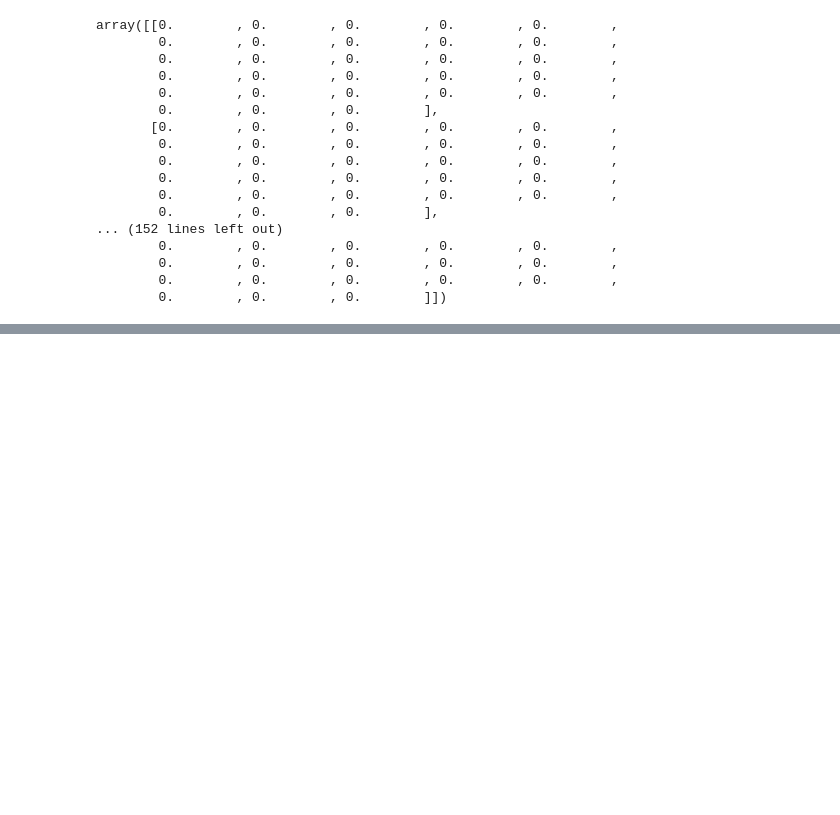
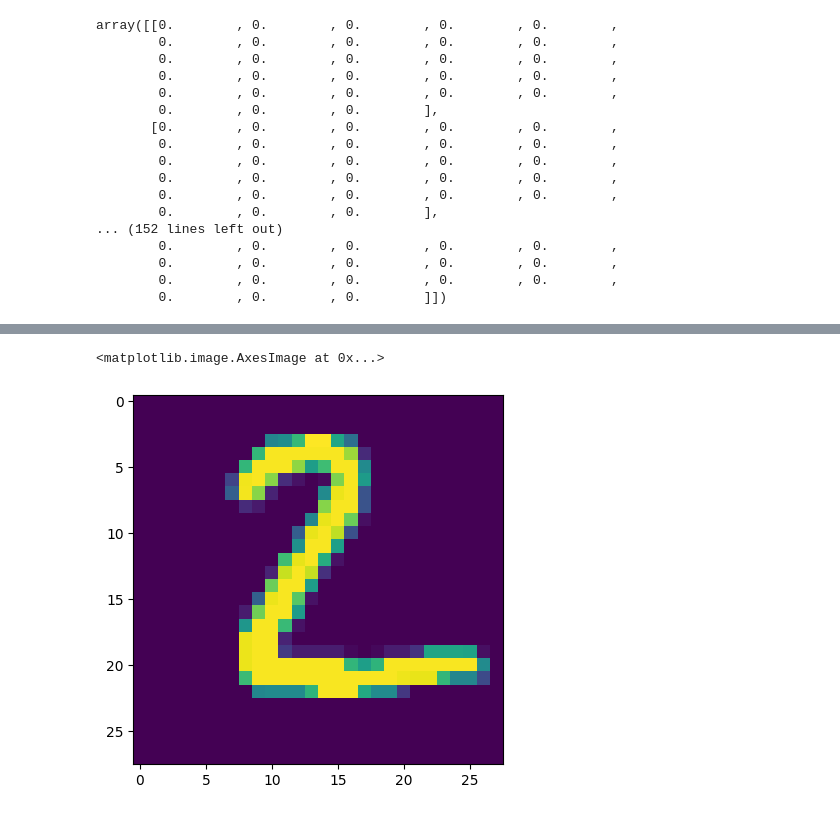
Before and after one commit to Ravravan/DL, a Jupyter notebook: mnist_classification.ipynb, the cells around one changed output, grey strips where cells are left out. Saved outputs shown, nothing was run; the diff lists cells and outputs as text; code cells hidden in the pictures; blank space fills up the shorter version.

```diff
--- a/mnist_classification.ipynb
+++ b/mnist_classification.ipynb
@@ -78,0 +174,5 @@ array([[0.        , 0.        , 0.        , 0.        , 0.        ,
+# %%
+plt.imshow(x_test[1])
+# %% [output]
+<matplotlib.image.AxesImage at 0x...>
+[figure, added]
```
Also changed, not shown: parts of 12 cells of this notebook.
